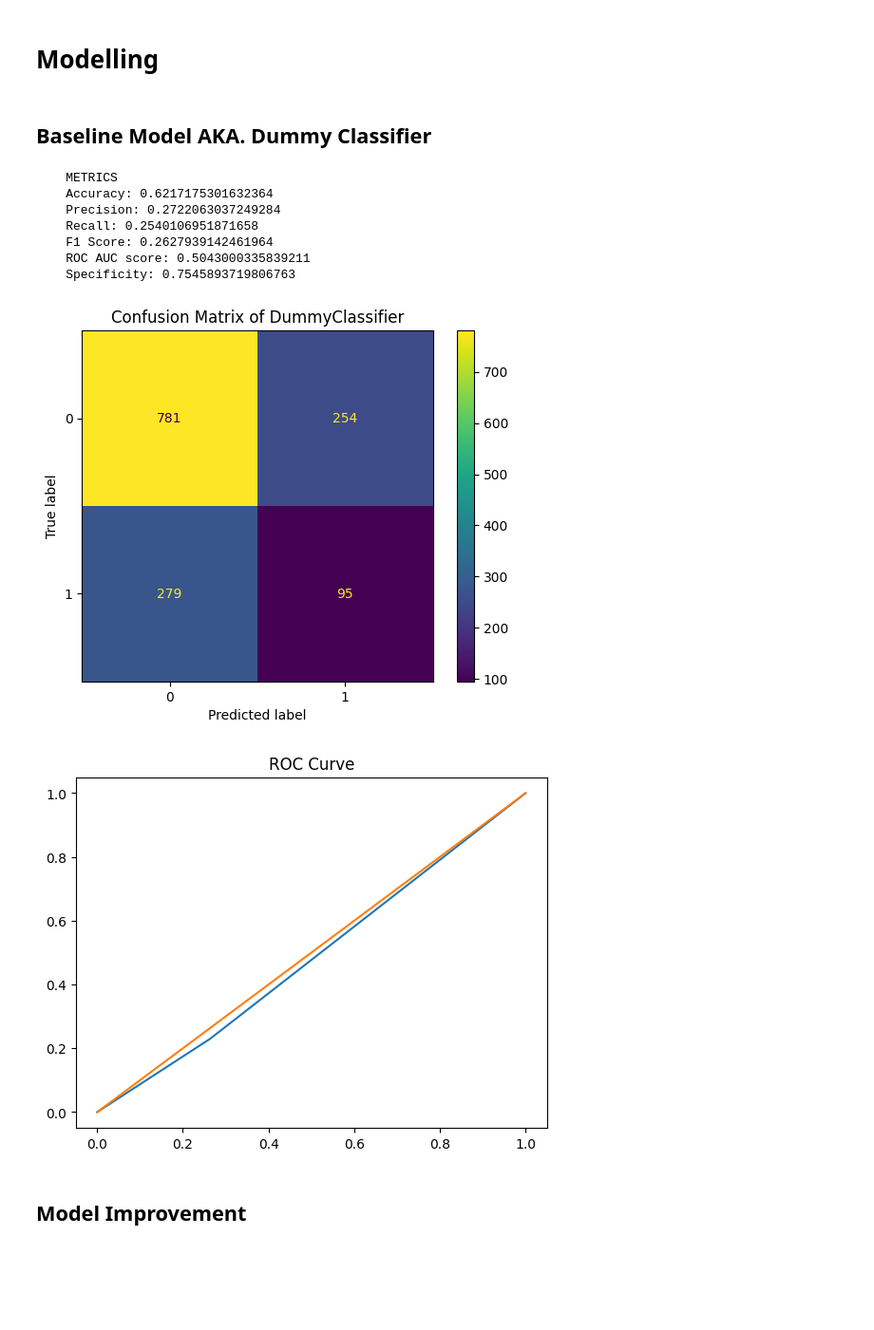
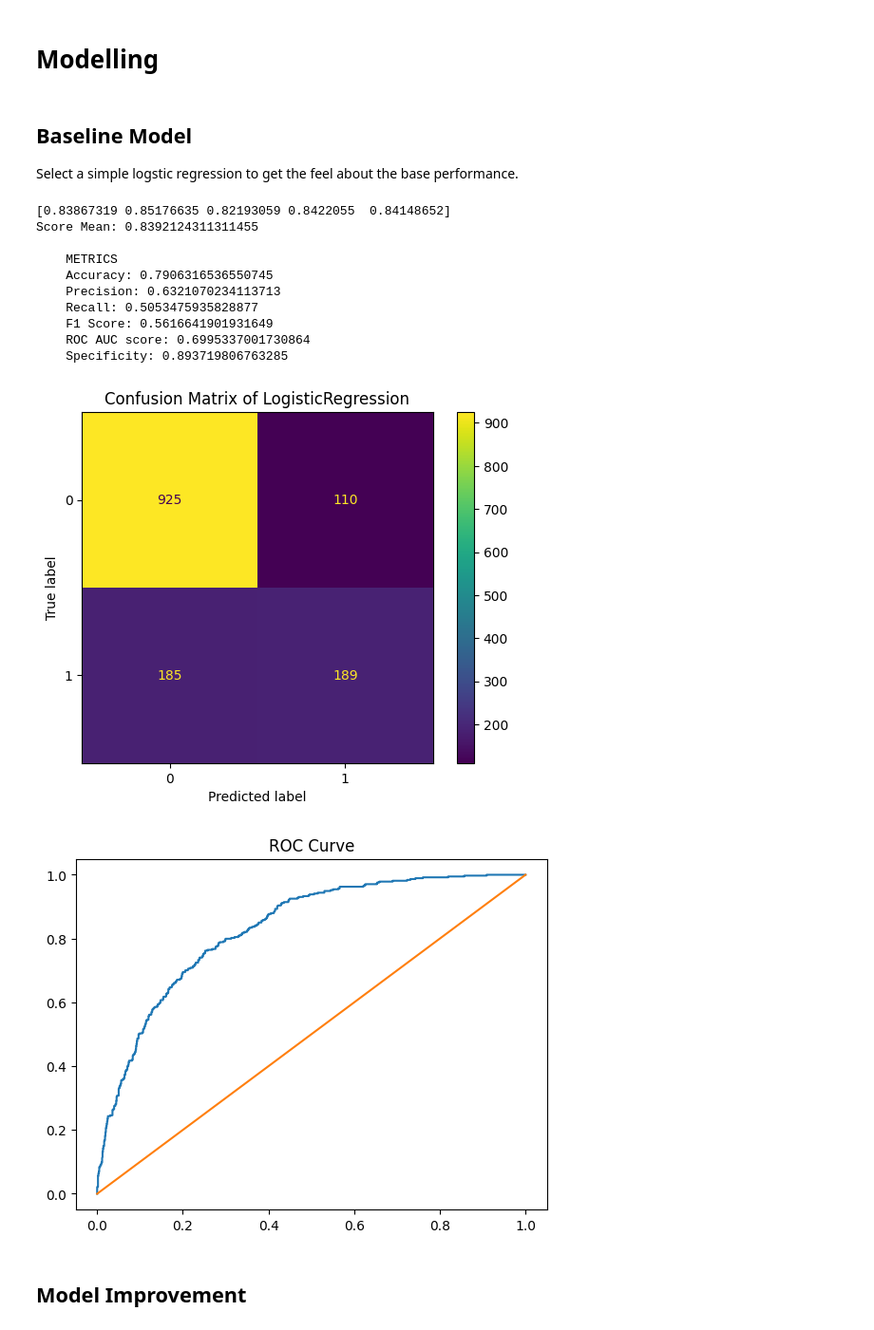
Before and after one commit to marcellinus-witarsah/data-challenge-dsw-2023, a Jupyter notebook: notebooks/03_churn_model.ipynb, the cells around one changed output. Shown at 95% size. Drawn from its saved outputs; the diff is of its cells as text; code cells hidden in the pictures; blank space fills up the shorter version.

```diff
--- a/notebooks/03_churn_model.ipynb
+++ b/notebooks/03_churn_model.ipynb
@@ -513,40 +526,51 @@ def evaluate(model, y_true, y_pred, y_pred_proba):
     plt.plot((0, 1), (0, 1))
     plt.title("ROC Curve")
     plt.show()
-# %% [markdown]
-## Baseline Model AKA. Dummy Classifier
+# %% [markdown]
+## Baseline Model
+Select a simple logstic regression to get the feel about the base performance.
 # %%
 # Data Preparation
 # ==============================================
 df = df_ori.copy()
 df["Device Class"] = df["Device Class"].replace({"High End": 3, "Mid End": 2, "Low End": 1})  # encode Device Class
 df['Churn Label'] = df['Churn Label'].replace({"Yes": 1, "No": 0})  # encode Churn Label
 df = df.drop(columns=["Customer ID", "Location", "Longitude", "Latitude", "CLTV (Predicted Thou. IDR)"])  # drop unimportant data
 X, y = pd.get_dummies(df.drop(columns=["Churn Label"]), dtype=int), df["Churn Label"]  # split data
 X_train, X_test, y_train, y_test = train_test_split(X, y, test_size=0.2, random_state=42, stratify=y, shuffle=True)
 
-# Train Dummy Classifier
+# Perfrom CV
 # ==============================================
-model = DummyClassifier(strategy="stratified")
+model = LogisticRegression(random_state=42, max_iter=500)
+cv = StratifiedShuffleSplit(n_splits=5,  test_size=0.2, random_state=42)
+score = cross_val_score(model, X_train, y_train, cv=cv, scoring='roc_auc')
+print(score, f"\nScore Mean: {score.mean()}")
+
+# Train Logistic Regression
+# ==============================================
+model = LogisticRegression(random_state=42, max_iter=500)
 model.fit(X_train, y_train)
 
-# Predict using Dummy Classifier
+# Predict using Logistic Regression
 # ==============================================
 y_pred = model.predict(X_test)
 y_pred_proba = model.predict_proba(X_test)
 
 # Evaluate Model
 # ==============================================
 evaluate(model, y_test, y_pred, y_pred_proba)
 # %% [output]
+[0.83867319 0.85176635 0.82193059 0.8422055  0.84148652]
+Score Mean: 0.8392124311311455
+
     METRICS
-    Accuracy: 0.6217175301632364
-    Precision: 0.2722063037249284
-    Recall: 0.2540106951871658
-    F1 Score: 0.2627939142461964
-    ROC AUC score: 0.5043000335839211
-    Specificity: 0.7545893719806763
+    Accuracy: 0.7906316536550745
+    Precision: 0.6321070234113713
+    Recall: 0.5053475935828877
+    F1 Score: 0.5616641901931649
+    ROC AUC score: 0.6995337001730864
+    Specificity: 0.893719806763285
-[figure, old version]
+[figure, new version]
-[figure, old version]
+[figure, new version]
 # %% [markdown]
 ## Model Improvement
```
Also changed, not shown: parts of 45 cells of this notebook, 4 other files.
